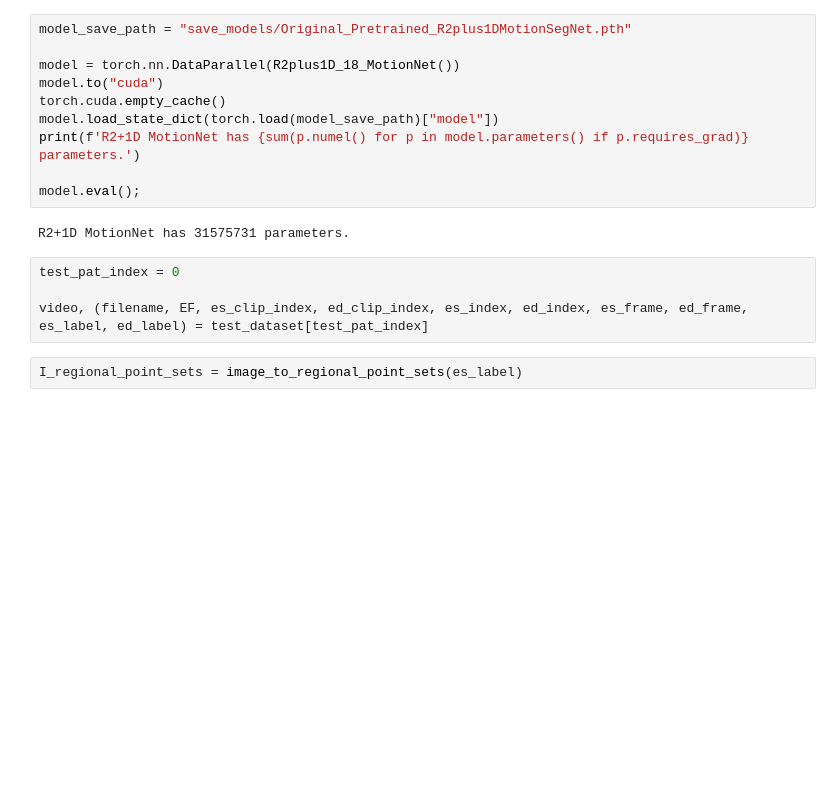
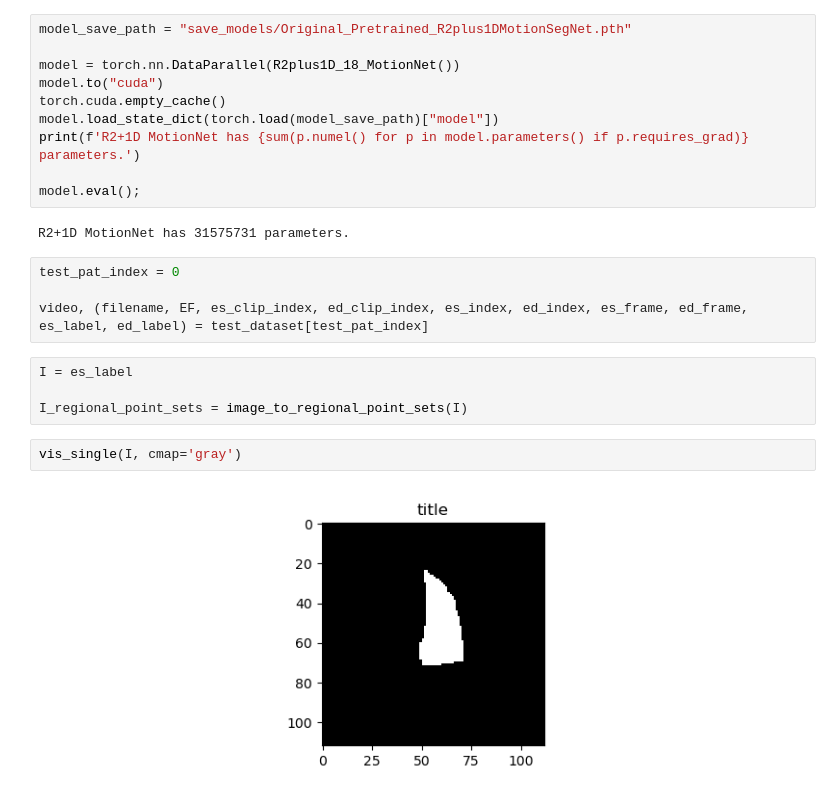
Before and after one commit to warrenmwang/echo_22, a Jupyter notebook: dev/longitudinal_strain/get2dpucks_4.ipynb, the cells around one changed output. Cells and saved outputs as stored; diff of their text form; blank space fills up the shorter version.

```diff
--- a/dev/longitudinal_strain/get2dpucks_4.ipynb
+++ b/dev/longitudinal_strain/get2dpucks_4.ipynb
@@ -101,5 +101,11 @@ test_pat_index = 0
 
 video, (filename, EF, es_clip_index, ed_clip_index, es_index, ed_index, es_frame, ed_frame, es_label, ed_label) = test_dataset[test_pat_index]
 # %%
-I_regional_point_sets = image_to_regional_point_sets(es_label)
+I = es_label
+
+I_regional_point_sets = image_to_regional_point_sets(I)
+# %%
+vis_single(I, cmap='gray')
+# %% [output]
+[figure, added]
 # %%
```
Also changed, not shown: parts of 1 cell of this notebook, 13 other files.
